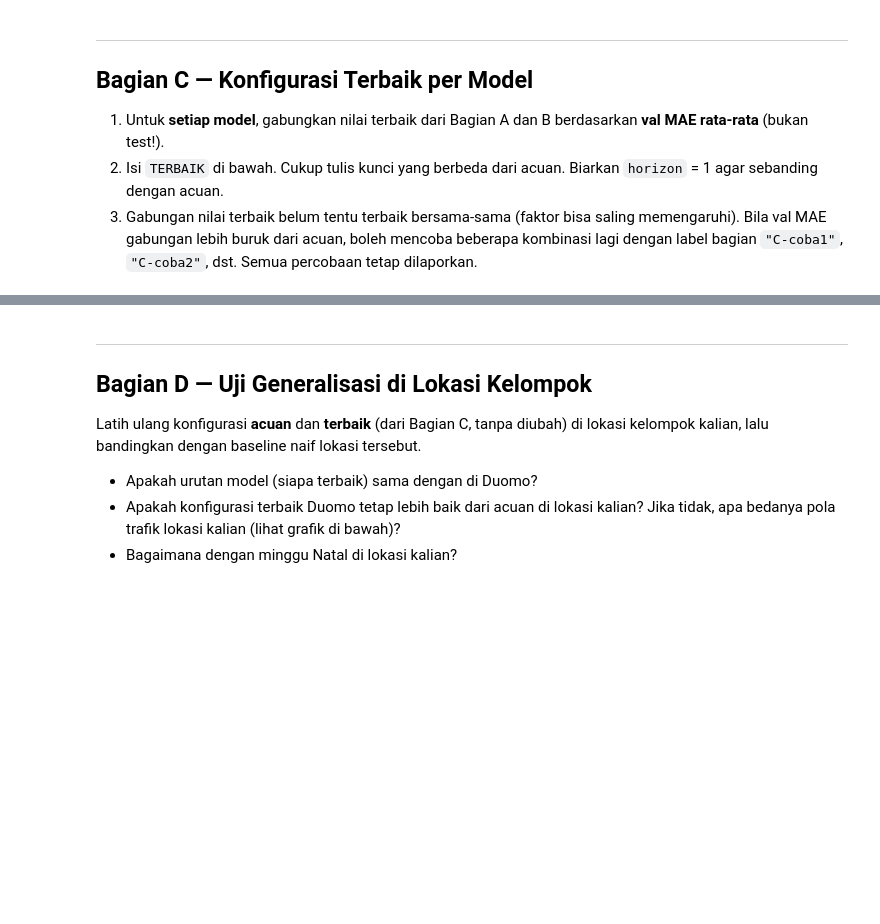
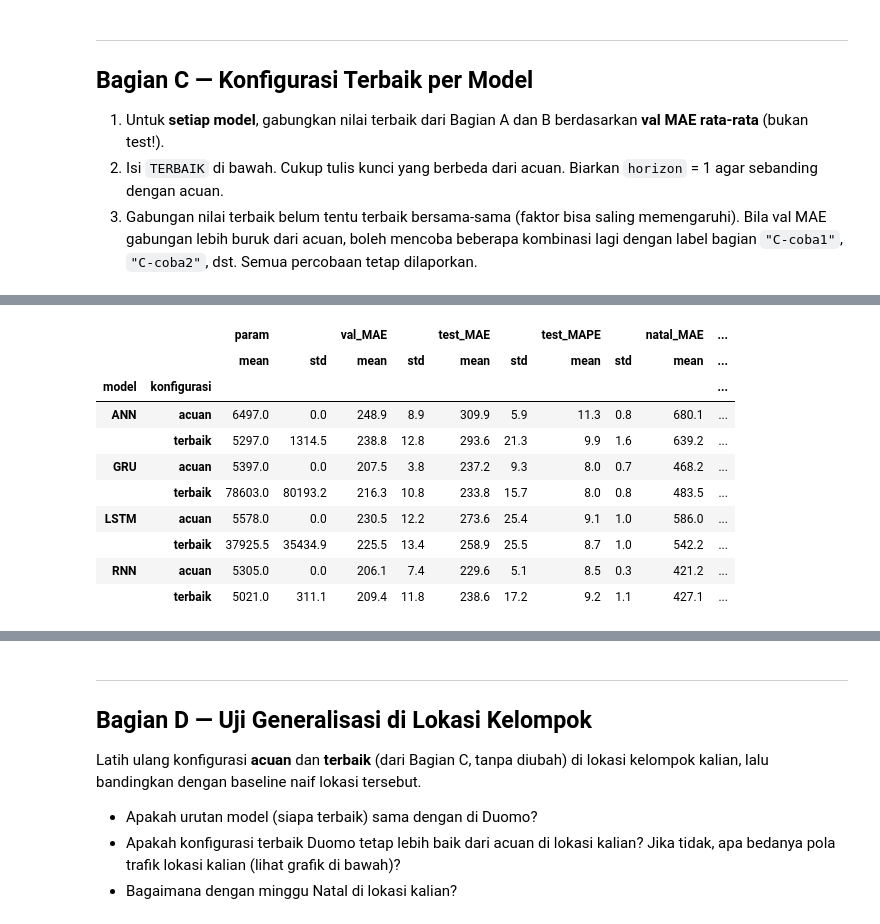
Before and after one commit to Bufel/dlw-tugas-rb-124400052, a Jupyter notebook: tugas_ablasi.ipynb, the cells around one changed output, grey strips where cells are left out. Drawn from its saved outputs; the diff is of its cells as text; code cells hidden in the pictures; blank space fills up the shorter version.

```diff
--- a/tugas_ablasi.ipynb
+++ b/tugas_ablasi.ipynb
@@ -781,16 +630,81 @@ b6 = jalankan("B6", "horizon", [1, 6, 24]);                 plot_faktor(b6, "hor
 2. Isi `TERBAIK` di bawah. Cukup tulis kunci yang berbeda dari acuan. Biarkan `horizon` = 1 agar sebanding dengan acuan.
 3. Gabungan nilai terbaik belum tentu terbaik bersama-sama (faktor bisa saling memengaruhi). Bila val MAE gabungan lebih buruk dari acuan, boleh mencoba beberapa kombinasi lagi dengan label bagian `"C-coba1"`, `"C-coba2"`, dst. Semua percobaan tetap dilaporkan.
 # %%
-# CONTOH format — ganti dengan temuan kalian sendiri
-TERBAIK = {
-    "ANN":  dict(),
-    "RNN":  dict(),
-    "LSTM": dict(),
-    "GRU":  dict(),
+hasil_ablasi = pd.read_csv(CSV_HASIL)
+
+BAGIAN_FAKTOR = {
+    "W": "A1",
+    "hidden": "A2",
+    "layers": "A3",
+    "lr": "A4",
+    "fitur": "A5",
+    "loss": "B4",
 }
+
+TERBAIK = {m: {} for m in MODELS}
+catatan_pilihan = []
+
+for m in MODELS:
+    for faktor, bagian in BAGIAN_FAKTOR.items():
+        data = hasil_ablasi[
+            (hasil_ablasi["bagian"] == bagian) &
+            (hasil_ablasi["model"] == m)
+        ]
+
+        if data.empty:
+            raise ValueError(
+                f"Hasil {bagian} untuk model {m} belum tersedia."
+            )
+
+        skor = (
+            data.groupby("nilai")["val_MAE"]
+            .mean()
+            .sort_values()
+        )
+
+        nilai = skor.index[0]
+
+        if faktor in ["W", "hidden", "layers"]:
+            nilai = int(float(nilai))
+        elif faktor == "lr":
+            nilai = float(nilai)
+        else:
+            nilai = str(nilai)
+
+        TERBAIK[m][faktor] = nilai
+
+        catatan_pilihan.append({
+            "model": m,
+            "faktor": faktor,
+            "bagian": bagian,
+            "nilai_terpilih": nilai,
+            "rata_rata_val_MAE": skor.iloc[0]
+        })
+
+    # Horizon tetap 1 agar sebanding dengan acuan
+    TERBAIK[m]["horizon"] = 1
+
+# Tampilkan nilai faktor terpilih
+tabel_pilihan = pd.DataFrame(catatan_pilihan)
+display(tabel_pilihan.round({"rata_rata_val_MAE": 3}))
+
+# Jalankan konfigurasi gabungan
 c = jalankan_konfigurasi("C", TERBAIK)
-banding = pd.concat([acuan.assign(konfigurasi="acuan"), c.assign(konfigurasi="terbaik")])
-tabel_c = banding.groupby(["model", "konfigurasi"])[["param", "val_MAE", "test_MAE", "test_MAPE", "natal_MAE"]].agg(["mean", "std"]).round(1)
+
+# Bandingkan dengan konfigurasi acuan
+banding = pd.concat([
+    acuan.assign(konfigurasi="acuan"),
+    c.assign(konfigurasi="terbaik")
+])
+
+tabel_c = (
+    banding.groupby(["model", "konfigurasi"])[
+        ["param", "val_MAE", "test_MAE", "test_MAPE", "natal_MAE"]
+    ]
+    .agg(["mean", "std"])
+    .round(1)
+)
+
 tabel_c.to_csv(HASIL_DIR / "C_terbaik_vs_acuan.csv")
-tabel_c
+display(tabel_c)
 # %% [output]
@@ -816,3 +740,14 @@ tabel_c
+|  |  | param |  | val_MAE |  | test_MAE |  | test_MAPE |  | natal_MAE | ... |
+|  |  | mean | std | mean | std | mean | std | mean | std | mean | ... |
+| model | konfigurasi |  |  |  |  |  |  |  |  |  | ... |
+| ANN | acuan | 6497.0 | 0.0 | 248.9 | 8.9 | 309.9 | 5.9 | 11.3 | 0.8 | 680.1 | ... |
+|  | terbaik | 5297.0 | 1314.5 | 238.8 | 12.8 | 293.6 | 21.3 | 9.9 | 1.6 | 639.2 | ... |
+| GRU | acuan | 5397.0 | 0.0 | 207.5 | 3.8 | 237.2 | 9.3 | 8.0 | 0.7 | 468.2 | ... |
+|  | terbaik | 78603.0 | 80193.2 | 216.3 | 10.8 | 233.8 | 15.7 | 8.0 | 0.8 | 483.5 | ... |
+| LSTM | acuan | 5578.0 | 0.0 | 230.5 | 12.2 | 273.6 | 25.4 | 9.1 | 1.0 | 586.0 | ... |
+|  | terbaik | 37925.5 | 35434.9 | 225.5 | 13.4 | 258.9 | 25.5 | 8.7 | 1.0 | 542.2 | ... |
+| RNN | acuan | 5305.0 | 0.0 | 206.1 | 7.4 | 229.6 | 5.1 | 8.5 | 0.3 | 421.2 | ... |
+|  | terbaik | 5021.0 | 311.1 | 209.4 | 11.8 | 238.6 | 17.2 | 9.2 | 1.1 | 427.1 | ... |
 # %%
 fig, ax = plt.subplots(figsize=(9, 4))
 x, lebar = np.arange(len(MODELS)), 0.38
```
Also changed, not shown: parts of 11 cells of this notebook, 4 other files.
